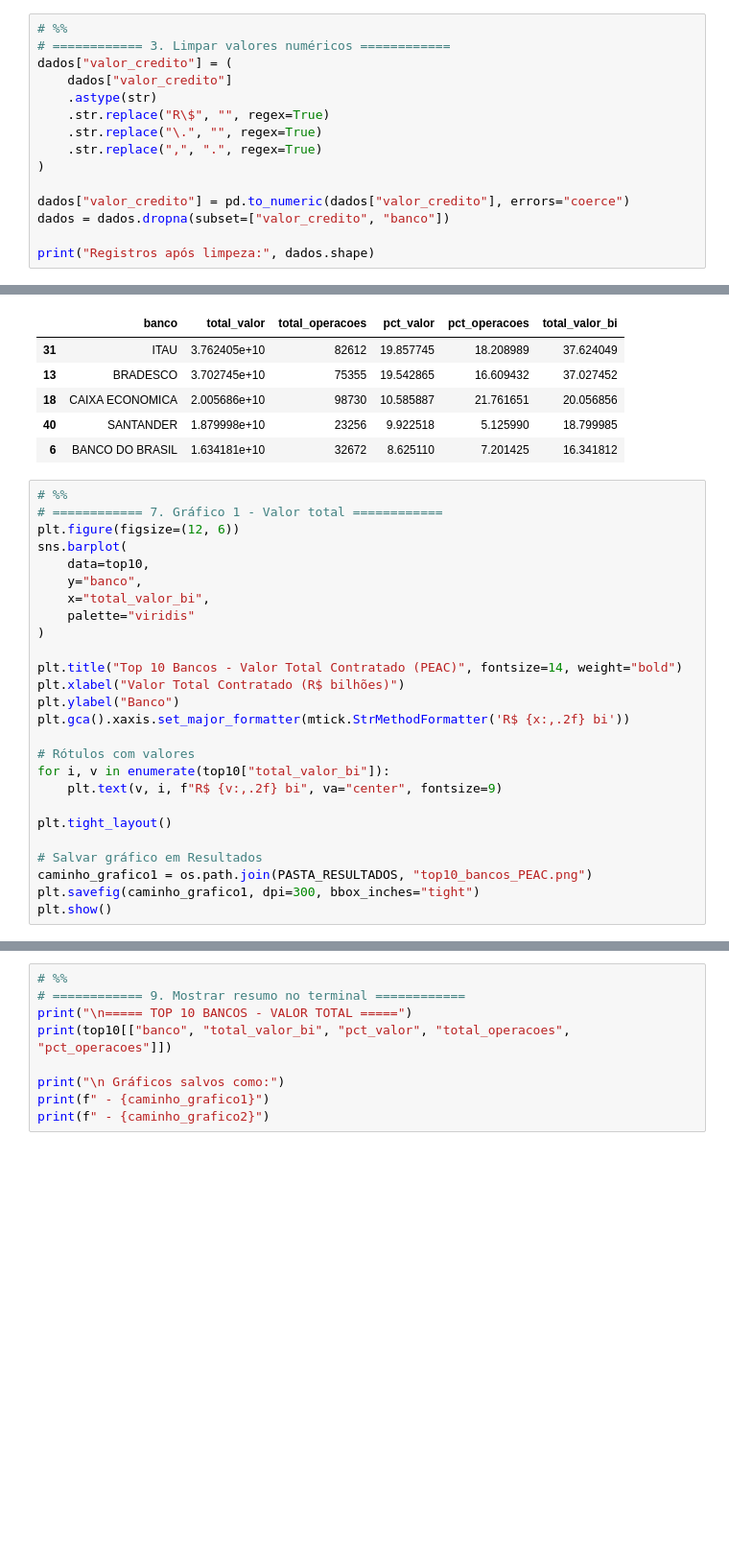
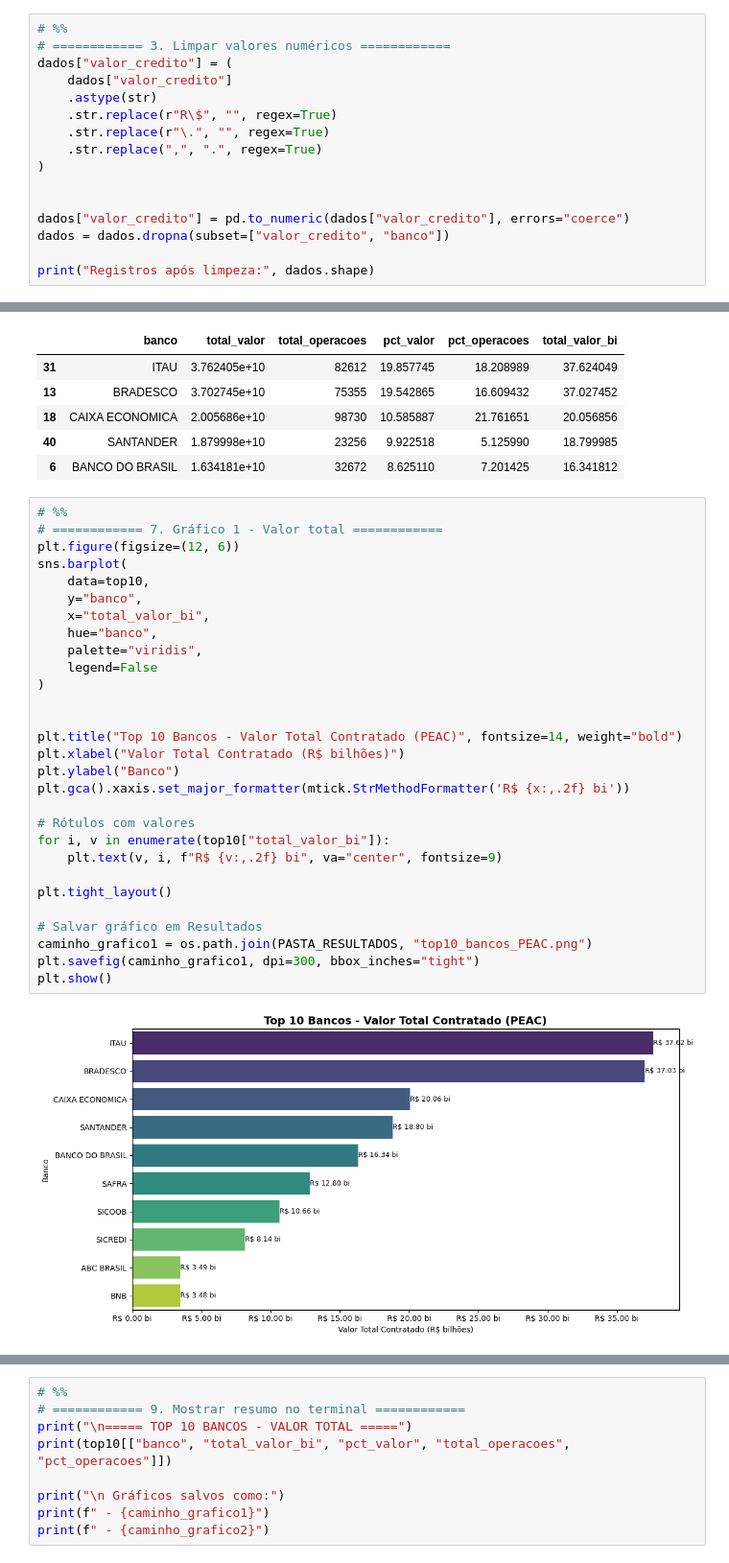
Before and after one commit to felbarreto/ProjetoAplicado-GRUPO19, a Jupyter notebook: Scripts/02_hipotese_2_bancos_concentracao.ipynb, the cells around one changed output, grey strips where cells are left out. Shown at 96% size. Drawn from its saved outputs; the diff is of its cells as text; blank space fills up the shorter version.

```diff
--- a/Scripts/02_hipotese_2_bancos_concentracao.ipynb
+++ b/Scripts/02_hipotese_2_bancos_concentracao.ipynb
@@ -64,10 +64,11 @@ dados = dados.rename(columns={col_valor: "valor_credito", col_banco: "banco"})
 dados["valor_credito"] = (
     dados["valor_credito"]
     .astype(str)
-    .str.replace("R\$", "", regex=True)
-    .str.replace("\.", "", regex=True)
+    .str.replace(r"R\$", "", regex=True)
+    .str.replace(r"\.", "", regex=True)
     .str.replace(",", ".", regex=True)
 )
+
 
 dados["valor_credito"] = pd.to_numeric(dados["valor_credito"], errors="coerce")
 dados = dados.dropna(subset=["valor_credito", "banco"])
@@ -104,29 +107,34 @@ top10.head()
 # %%
 # %%
 # ============ 7. Gráfico 1 - Valor total ============
 plt.figure(figsize=(12, 6))
 sns.barplot(
     data=top10,
     y="banco",
     x="total_valor_bi",
-    palette="viridis"
+    hue="banco",
+    palette="viridis",
+    legend=False
 )
+
 
 plt.title("Top 10 Bancos - Valor Total Contratado (PEAC)", fontsize=14, weight="bold")
 plt.xlabel("Valor Total Contratado (R$ bilhões)")
 plt.ylabel("Banco")
 plt.gca().xaxis.set_major_formatter(mtick.StrMethodFormatter('R$ {x:,.2f} bi'))
 
 # Rótulos com valores
 for i, v in enumerate(top10["total_valor_bi"]):
     plt.text(v, i, f"R$ {v:,.2f} bi", va="center", fontsize=9)
 
 plt.tight_layout()
 
 # Salvar gráfico em Resultados
 caminho_grafico1 = os.path.join(PASTA_RESULTADOS, "top10_bancos_PEAC.png")
 plt.savefig(caminho_grafico1, dpi=300, bbox_inches="tight")
 plt.show()
+# %% [output]
+[figure, added]
 # %%
 # %%
 # ============ 8. Gráfico 2 - Market share ============
```
Also changed, not shown: parts of 2 cells of this notebook, 1 other file.
